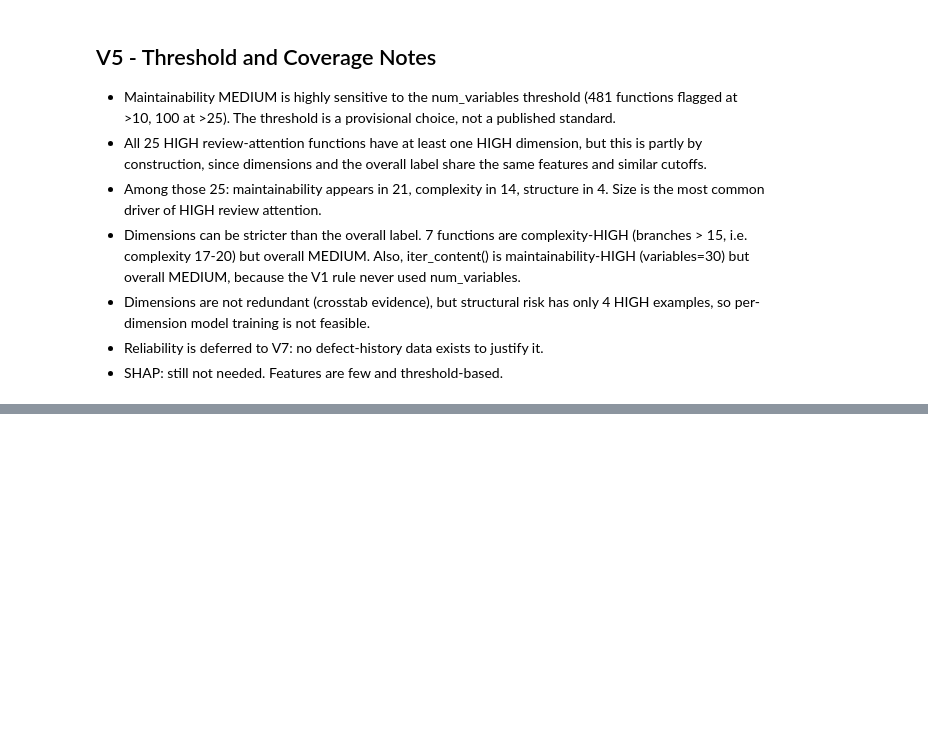
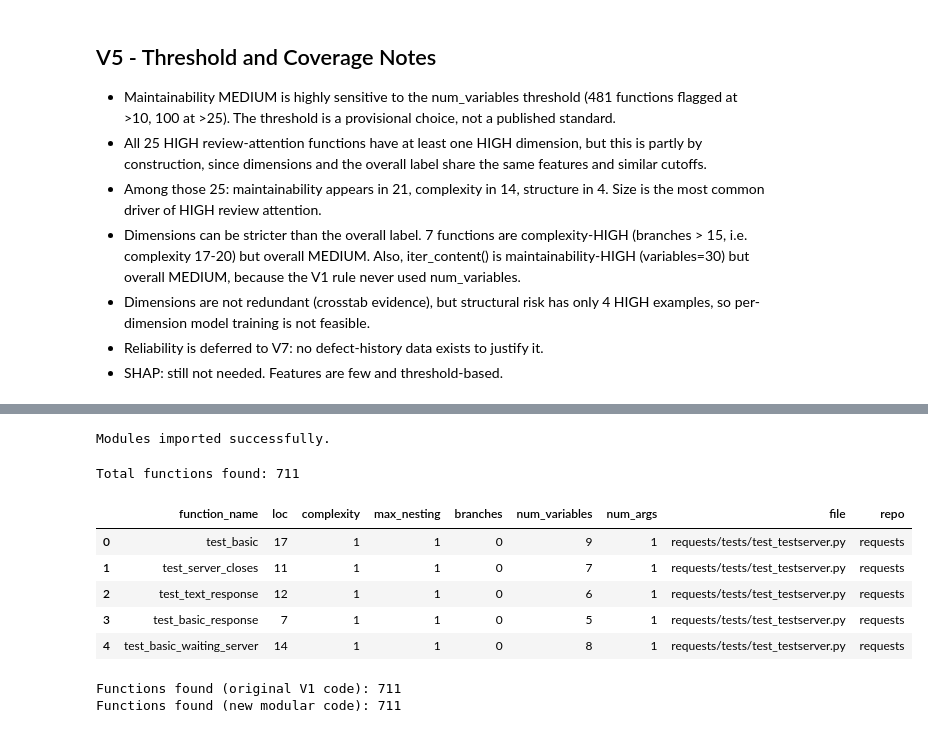
Before and after one commit to latikadhami05/ai-code-quality-risk-intelligence, a Jupyter notebook: notebooks/AI_Code_Quality_Risk_Intelligence_V1_to_V12.ipynb, the cells around one changed output, grey strips where cells are left out. Cells and saved outputs as stored; diff of their text form; code cells hidden in the pictures; blank space fills up the shorter version.

```diff
--- a/notebooks/AI_Code_Quality_Risk_Intelligence_V1_to_V12.ipynb
+++ b/notebooks/AI_Code_Quality_Risk_Intelligence_V1_to_V12.ipynb
@@ -1346,0 +1362,47 @@ CODE QUALITY PROFILE - get_help_extra()
+# %%
+# V6: Add the cloned repo to Python's search path, so 'import' statements
+# know where to look for our src/ folder. Then import our own modules
+# for real, proving they work outside the notebook, as standalone files.
+import sys
+sys.path.append("ai-code-quality-risk-intelligence")
+
+from src.ingestion.find_files import find_python_files
+from src.features.build_dataset import build_dataset
+
+print("Modules imported successfully.")
+# %% [output]
+Modules imported successfully.
+# %%
+# V6: Use our imported modules to scan a full repository
+# and get back a ranked list of risky files/functions.
+# (Using 'requests' again, since we already have it cloned.)
+
+files = find_python_files("requests")
+data = build_dataset(files, "requests")
+
+import pandas as pd
+df_v6 = pd.DataFrame(data)
+
+print("Total functions found:", len(df_v6))
+df_v6.head()
+# %% [output]
+Total functions found: 711
+|  | function_name | loc | complexity | max_nesting | branches | num_variables | num_args | file | repo |
+| 0 | test_basic | 17 | 1 | 1 | 0 | 9 | 1 | requests/tests/test_testserver.py | requests |
+| 1 | test_server_closes | 11 | 1 | 1 | 0 | 7 | 1 | requests/tests/test_testserver.py | requests |
+| 2 | test_text_response | 12 | 1 | 1 | 0 | 6 | 1 | requests/tests/test_testserver.py | requests |
+| 3 | test_basic_response | 7 | 1 | 1 | 0 | 5 | 1 | requests/tests/test_testserver.py | requests |
+| 4 | test_basic_waiting_server | 14 | 1 | 1 | 0 | 8 | 1 | requests/tests/test_testserver.py | requests |
+# %%
+# V6: Sanity check - make sure our new modular functions produce
+# the EXACT same results as the original notebook-defined functions
+# from V1, on the same repo. This confirms the refactor didn't
+# silently change behavior.
+
+# Using the ORIGINAL notebook-defined variables from V1 (still in memory)
+original_requests_functions = build_dataset(requests_files, "requests")  # old function, if still defined
+print("Functions found (original V1 code):", len(original_requests_functions))
+print("Functions found (new modular code):", len(df_v6))
+# %% [output]
+Functions found (original V1 code): 711
+Functions found (new modular code): 711
```
Also changed, not shown: parts of 55 cells of this notebook.
